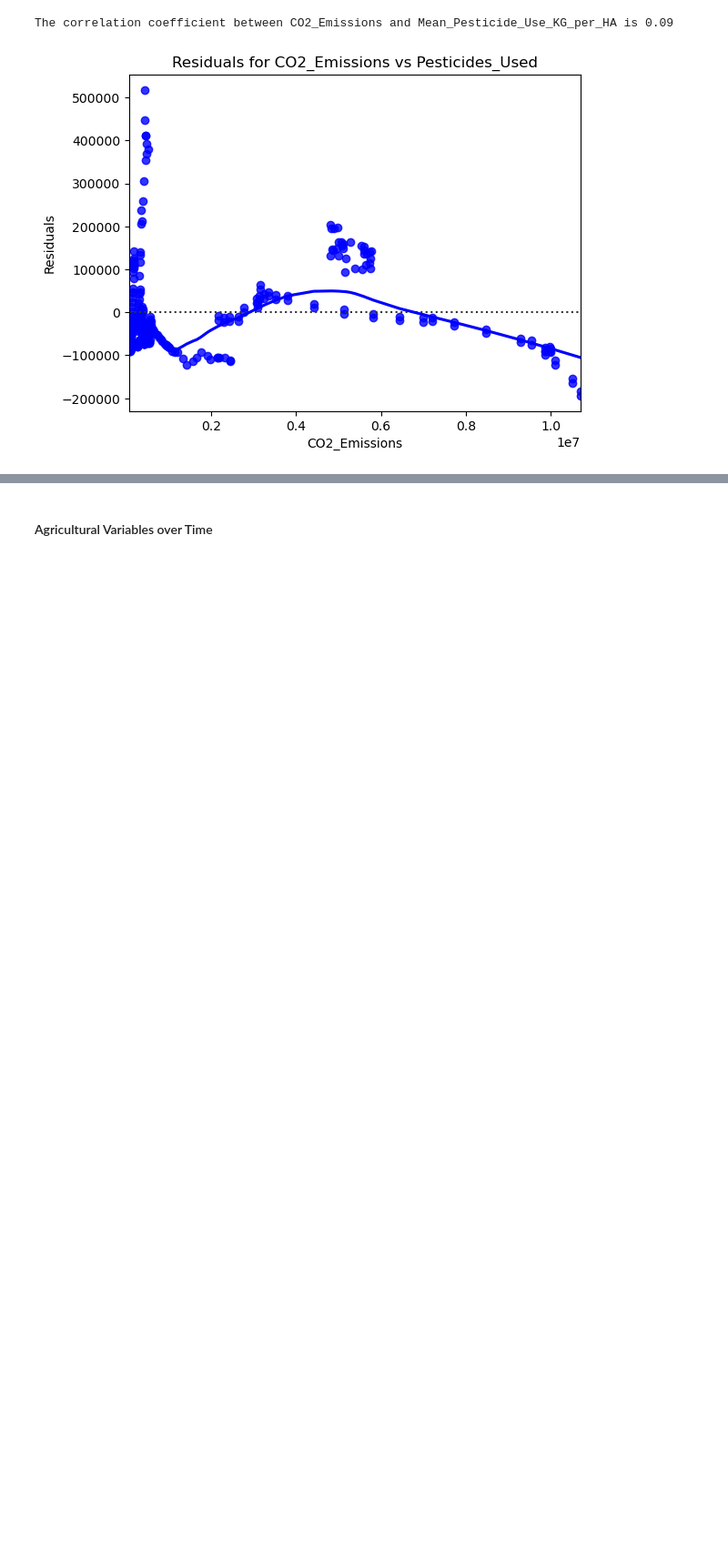
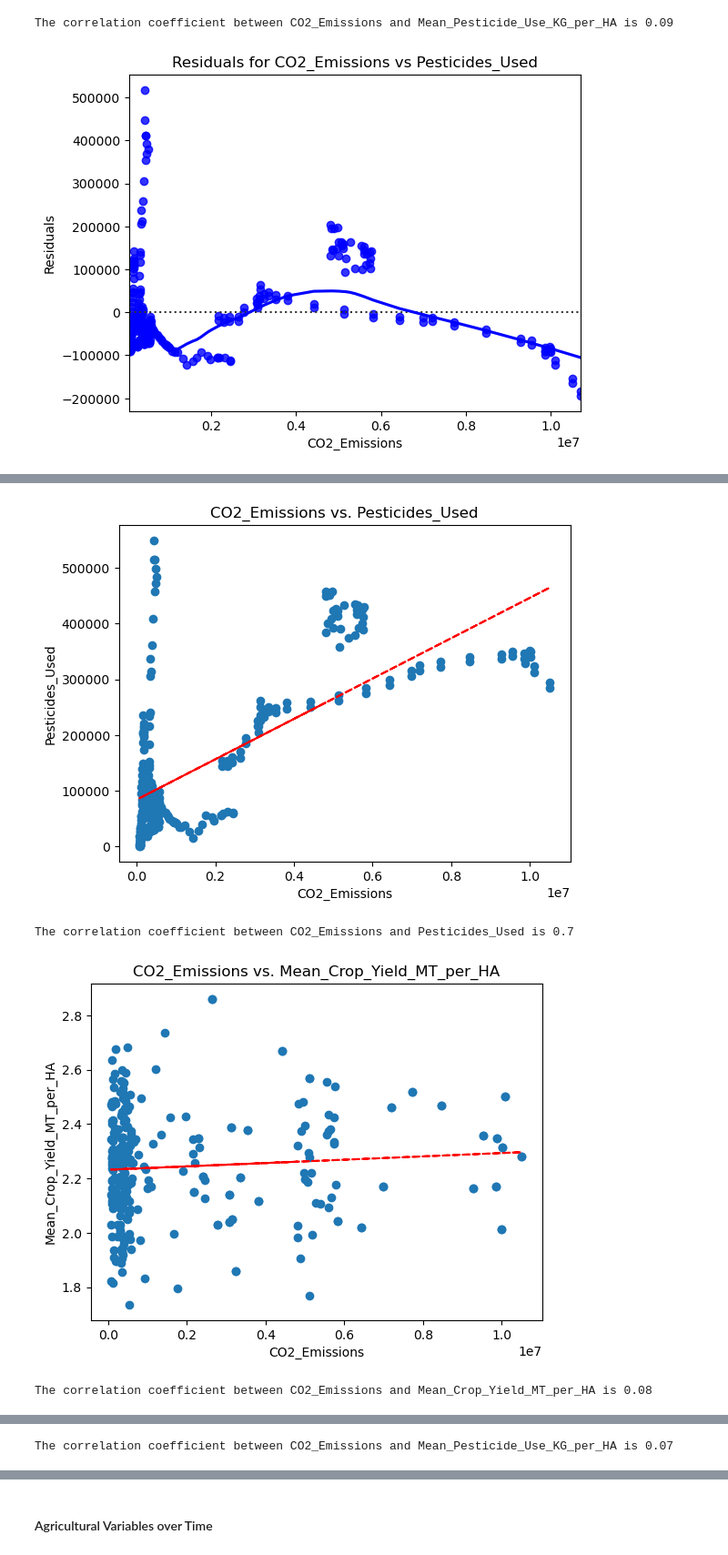
Before and after one commit to EdGonz44/Project-3, a Jupyter notebook: jenny-folder/code-jj2.ipynb, the cells around one changed output, grey strips where cells are left out. Shown at 91% size. Saved outputs shown, nothing was run; the diff lists cells and outputs as text; code cells hidden in the pictures; blank space fills up the shorter version.

```diff
--- a/jenny-folder/code-jj2.ipynb
+++ b/jenny-folder/code-jj2.ipynb
@@ -451,0 +527,12 @@ plot_residuals(merged_df, 'CO2_Emissions', 'Pesticides_Used')
+# %%
+# list to loop through
+vars = ['Pesticides_Used', 'Mean_Crop_Yield_MT_per_HA', 'Mean_Pesticide_Use_KG_per_HA']
+
+# Loop through list to investigate the correlation between CO2 emissions and other variables
+for var in vars:
+    plot_correlation_two(merged_df_no_outliers, 'CO2_Emissions', var)
+# %% [output]
+[figure, added]
+The correlation coefficient between CO2_Emissions and Pesticides_Used is 0.7
+[figure, added]
+The correlation coefficient between CO2_Emissions and Mean_Crop_Yield_MT_per_HA is 0.08
@@ -451,0 +540 @@ plot_residuals(merged_df, 'CO2_Emissions', 'Pesticides_Used')
+The correlation coefficient between CO2_Emissions and Mean_Pesticide_Use_KG_per_HA is 0.07
```
Also changed, not shown: parts of 23 cells of this notebook, 3 other files.
